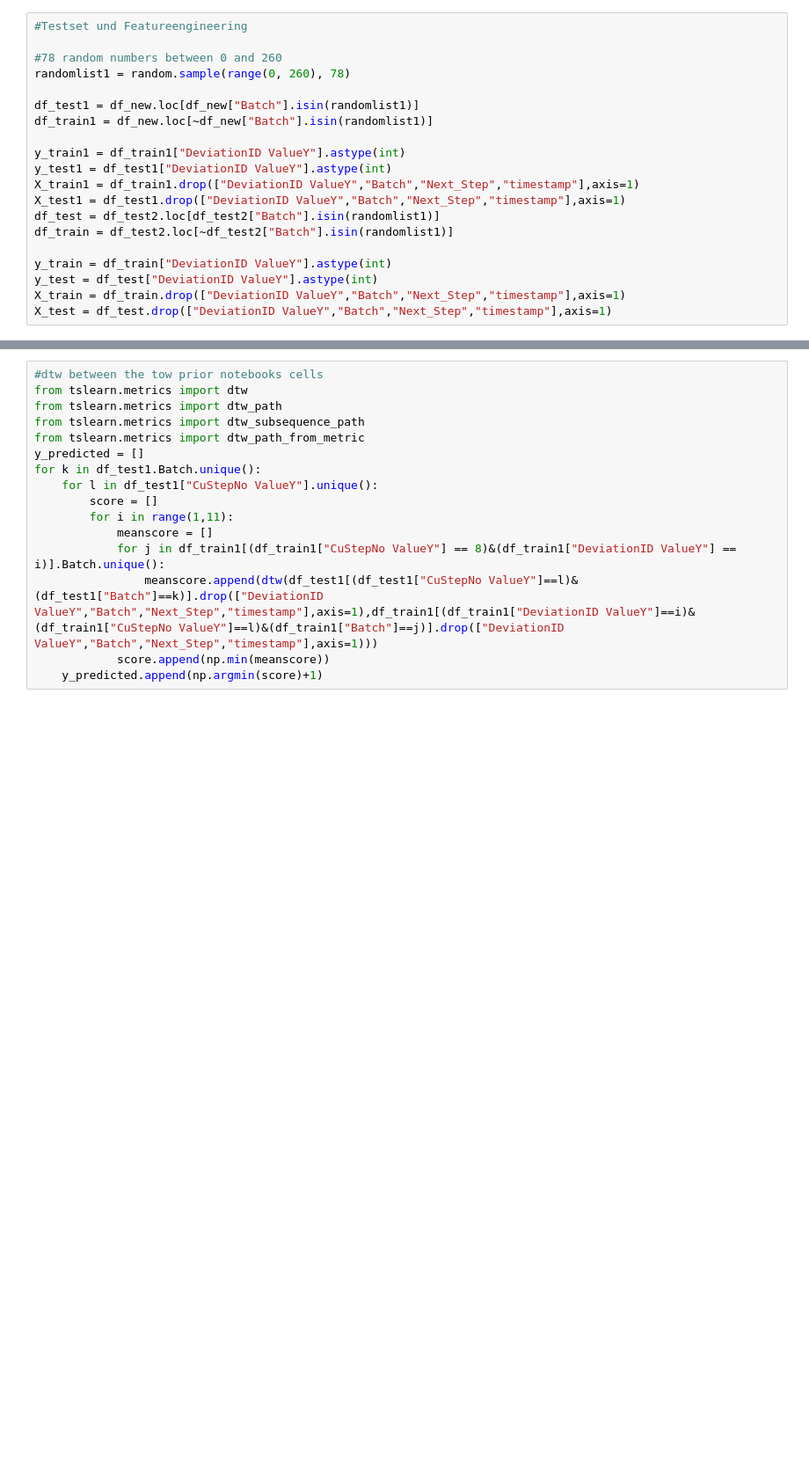
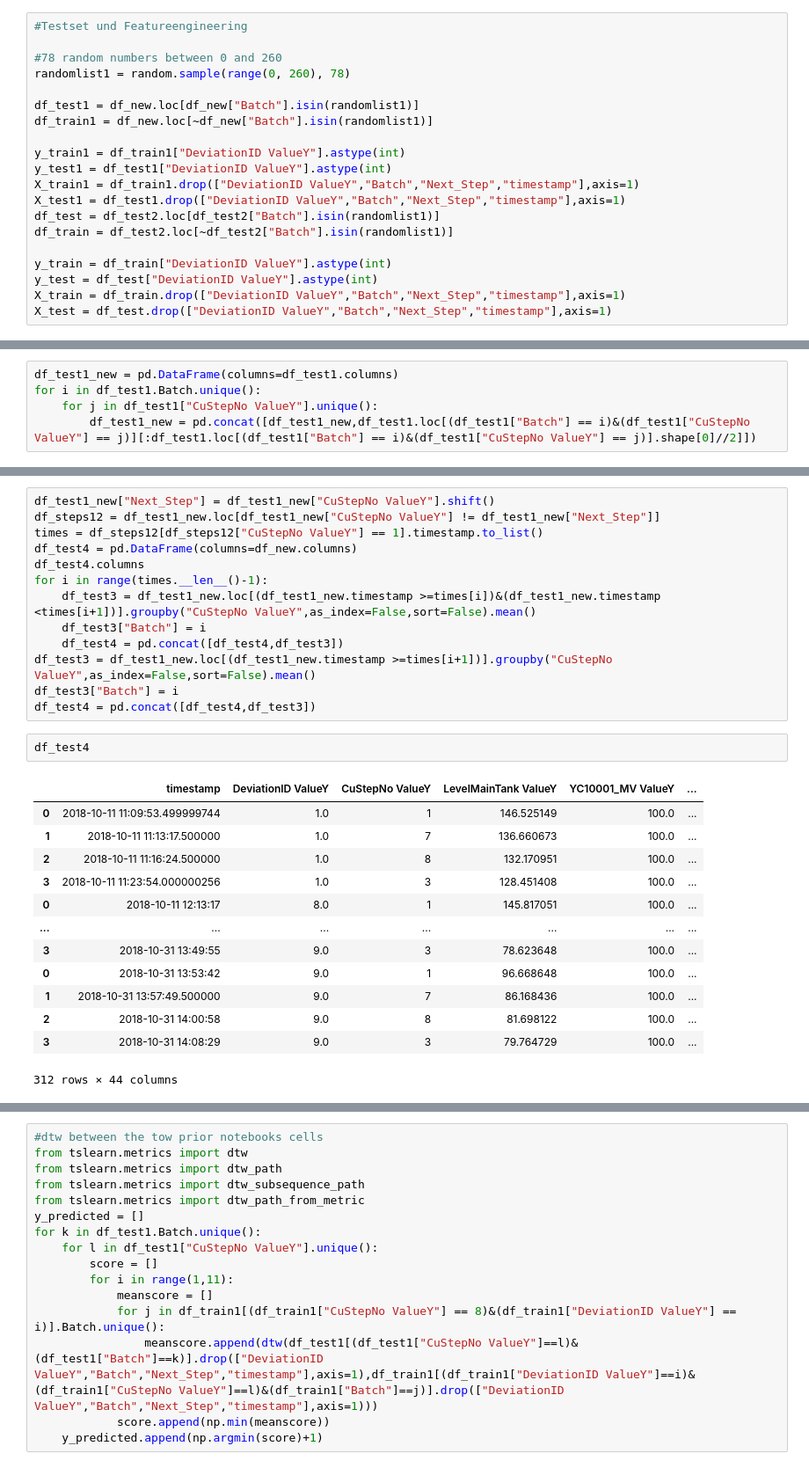
Before and after one commit to P-AEL/Analyse_von_Prozessdaten, a Jupyter notebook: Paul/Start.ipynb, the cells around one changed output, grey strips where cells are left out. Shown at 88% size. Drawn from its saved outputs; the diff is of its cells as text; blank space fills up the shorter version.

```diff
--- a/Paul/Start.ipynb
+++ b/Paul/Start.ipynb
@@ -239,0 +224,5 @@ df_test1
+# %%
+df_test1_new = pd.DataFrame(columns=df_test1.columns)
+for i in df_test1.Batch.unique():
+    for j in df_test1["CuStepNo ValueY"].unique():
+        df_test1_new = pd.concat([df_test1_new,df_test1.loc[(df_test1["Batch"] == i)&(df_test1["CuStepNo ValueY"] == j)][:df_test1.loc[(df_test1["Batch"] == i)&(df_test1["CuStepNo ValueY"] == j)].shape[0]//2]])
@@ -239,0 +239,29 @@ df_test1
+# %%
+df_test1_new["Next_Step"] = df_test1_new["CuStepNo ValueY"].shift()
+df_steps12 = df_test1_new.loc[df_test1_new["CuStepNo ValueY"] != df_test1_new["Next_Step"]]
+times = df_steps12[df_steps12["CuStepNo ValueY"] == 1].timestamp.to_list()
+df_test4 = pd.DataFrame(columns=df_new.columns)
+df_test4.columns
+for i in range(times.__len__()-1):
+    df_test3 = df_test1_new.loc[(df_test1_new.timestamp >=times[i])&(df_test1_new.timestamp <times[i+1])].groupby("CuStepNo ValueY",as_index=False,sort=False).mean()
+    df_test3["Batch"] = i
+    df_test4 = pd.concat([df_test4,df_test3])
+df_test3 = df_test1_new.loc[(df_test1_new.timestamp >=times[i+1])].groupby("CuStepNo ValueY",as_index=False,sort=False).mean()
+df_test3["Batch"] = i
+df_test4 = pd.concat([df_test4,df_test3])
+# %%
+df_test4
+# %% [output]
+|  | timestamp | DeviationID ValueY | CuStepNo ValueY | LevelMainTank ValueY | YC10001_MV ValueY | ... |
+| 0 | 2018-10-11 11:09:53.499999744 | 1.0 | 1 | 146.525149 | 100.0 | ... |
+| 1 | 2018-10-11 11:13:17.500000 | 1.0 | 7 | 136.660673 | 100.0 | ... |
+| 2 | 2018-10-11 11:16:24.500000 | 1.0 | 8 | 132.170951 | 100.0 | ... |
+| 3 | 2018-10-11 11:23:54.000000256 | 1.0 | 3 | 128.451408 | 100.0 | ... |
+| 0 | 2018-10-11 12:13:17 | 8.0 | 1 | 145.817051 | 100.0 | ... |
+| ... | ... | ... | ... | ... | ... | ... |
+| 3 | 2018-10-31 13:49:55 | 9.0 | 3 | 78.623648 | 100.0 | ... |
+| 0 | 2018-10-31 13:53:42 | 9.0 | 1 | 96.668648 | 100.0 | ... |
+| 1 | 2018-10-31 13:57:49.500000 | 9.0 | 7 | 86.168436 | 100.0 | ... |
+| 2 | 2018-10-31 14:00:58 | 9.0 | 8 | 81.698122 | 100.0 | ... |
+| 3 | 2018-10-31 14:08:29 | 9.0 | 3 | 79.764729 | 100.0 | ... |
+312 rows × 44 columns
```
Also changed, not shown: parts of 17 cells of this notebook.
